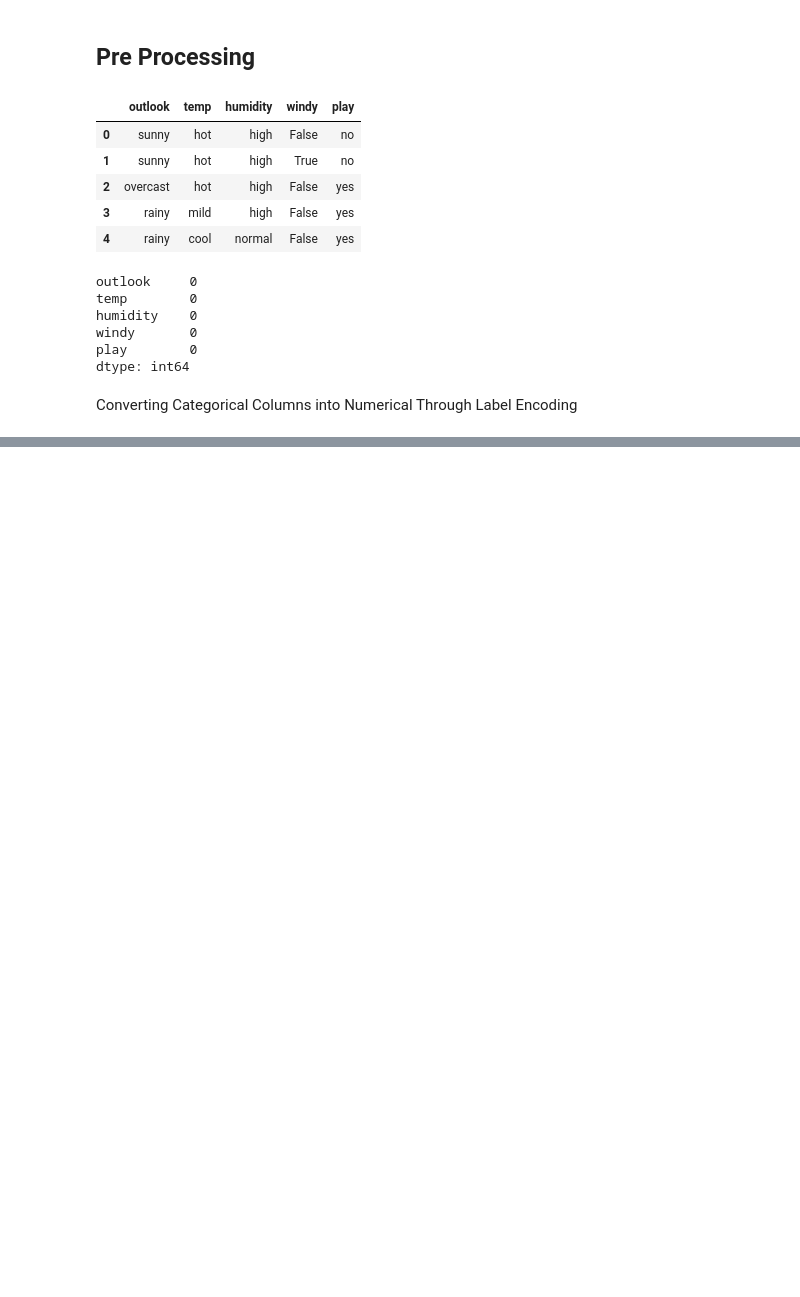
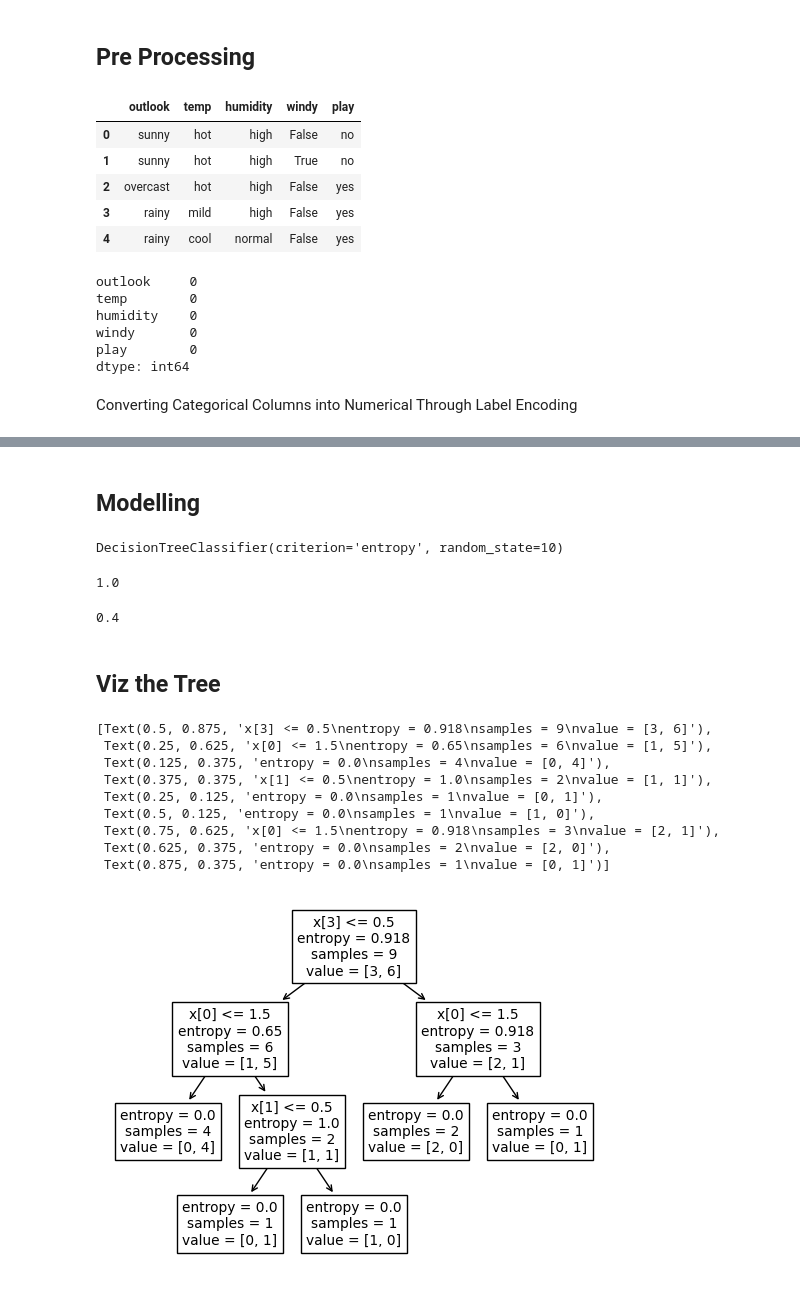
Before and after one commit to koushik2299/Data-Science, a Jupyter notebook: Decision_Trees.ipynb, the cells around one changed output, grey strips where cells are left out. Saved outputs shown, nothing was run; the diff lists cells and outputs as text; code cells hidden in the pictures; blank space fills up the shorter version.

Commit message:
Completed the Modelling

```diff
--- a/Decision_Trees.ipynb
+++ b/Decision_Trees.ipynb
@@ -78,0 +99,6 @@ Converting Categorical Columns into Numerical Through Label Encoding
+# %%
+X = df.drop(['play'] , axis=1 )
+Y = df['play']
+# %%
+from sklearn.model_selection import train_test_split
+x_train  , x_test, y_train, y_test =train_test_split(X ,Y , test_size=0.3 ,stratify=Y ,random_state=101)
@@ -78,0 +107,36 @@ Converting Categorical Columns into Numerical Through Label Encoding
+# %% [markdown]
+## Modelling
+# %%
+#Create Object from Decision Tree Classifier
+D_T_C_Model =DecisionTreeClassifier(criterion='entropy' ,random_state=10)
+# %%
+D_T_C_Model.fit(x_train , y_train)
+# %% [output]
+DecisionTreeClassifier(criterion='entropy', random_state=10)
+# %%
+#check training score
+D_T_C_Model.score(x_train , y_train)
+# %% [output]
+1.0
+# %%
+#check testing score
+D_T_C_Model.score(x_test , y_test)
+# %% [output]
+0.4
+# %% [markdown]
+## Viz the Tree
+# %%
+#visualize the tree using tree.plot_tree
+from sklearn import tree
+tree.plot_tree(D_T_C_Model)
+# %% [output]
+[Text(0.5, 0.875, 'x[3] <= 0.5\nentropy = 0.918\nsamples = 9\nvalue = [3, 6]'),
+ Text(0.25, 0.625, 'x[0] <= 1.5\nentropy = 0.65\nsamples = 6\nvalue = [1, 5]'),
+ Text(0.125, 0.375, 'entropy = 0.0\nsamples = 4\nvalue = [0, 4]'),
+ Text(0.375, 0.375, 'x[1] <= 0.5\nentropy = 1.0\nsamples = 2\nvalue = [1, 1]'),
+ Text(0.25, 0.125, 'entropy = 0.0\nsamples = 1\nvalue = [0, 1]'),
+ Text(0.5, 0.125, 'entropy = 0.0\nsamples = 1\nvalue = [1, 0]'),
+ Text(0.75, 0.625, 'x[0] <= 1.5\nentropy = 0.918\nsamples = 3\nvalue = [2, 1]'),
+ Text(0.625, 0.375, 'entropy = 0.0\nsamples = 2\nvalue = [2, 0]'),
+ Text(0.875, 0.375, 'entropy = 0.0\nsamples = 1\nvalue = [0, 1]')]
+[figure, added]
```
Also changed, not shown: parts of 8 cells of this notebook.
